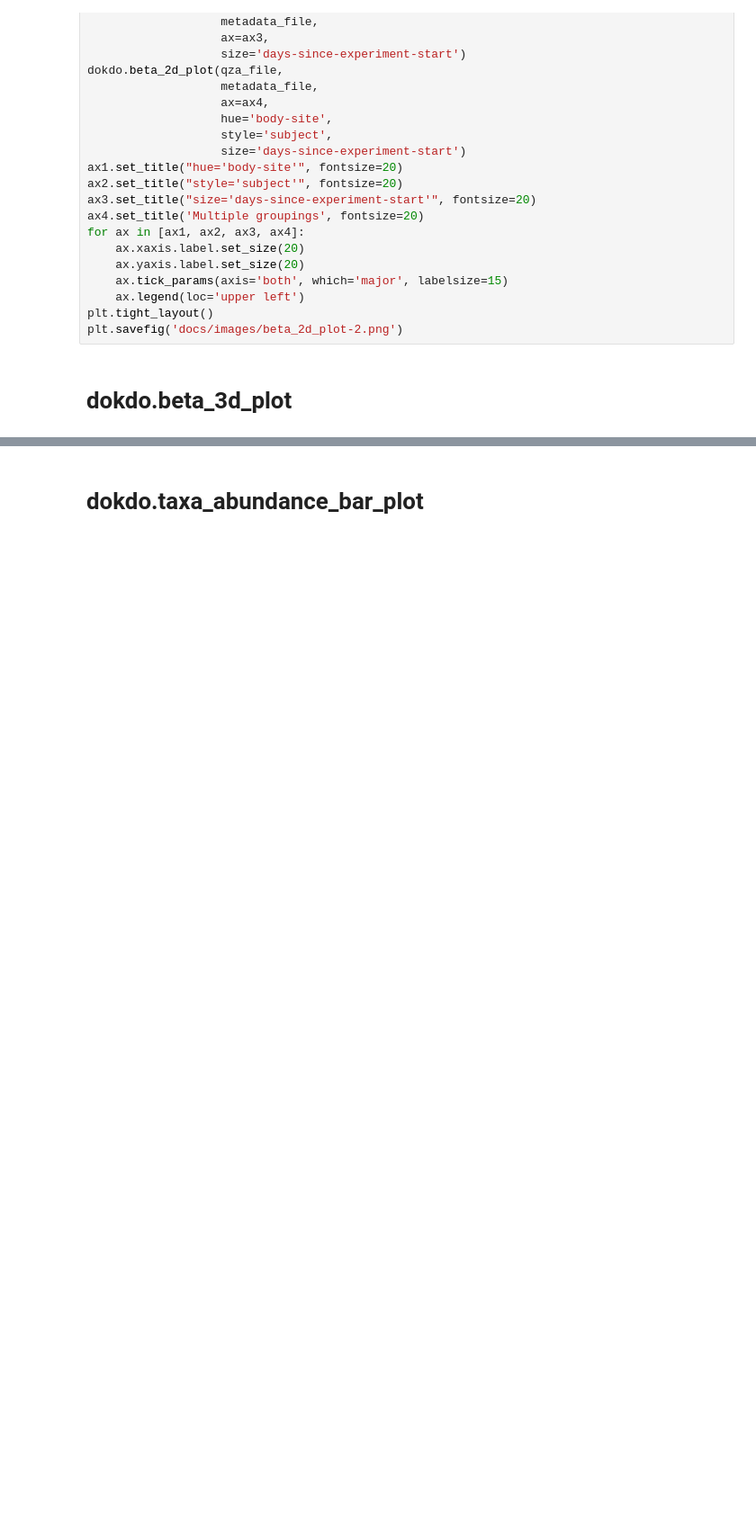
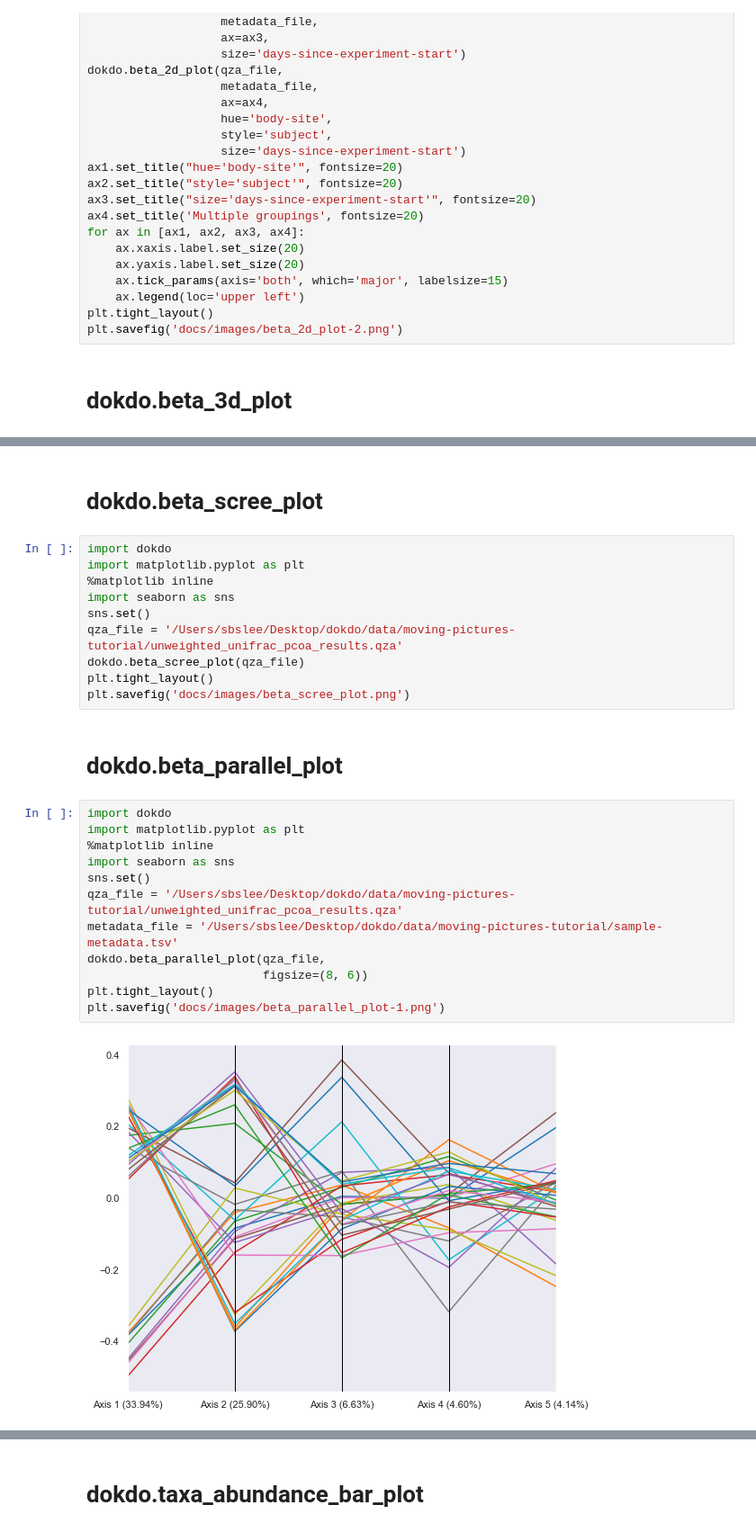
Before and after one commit to sbslee/dokdo, a Jupyter notebook: example.ipynb, the cells around one changed output, grey strips where cells are left out. Shown at 90% size. Saved outputs shown, nothing was run; the diff lists cells and outputs as text; blank space fills up the shorter version.

```diff
--- a/example.ipynb
+++ b/example.ipynb
@@ -161,0 +158,28 @@ plt.savefig('docs/images/beta_3d_plot-2.png')
+# %% [markdown]
+# dokdo.beta_scree_plot
+# %%
+import dokdo
+import matplotlib.pyplot as plt
+%matplotlib inline
+import seaborn as sns
+sns.set()
+qza_file = '/Users/sbslee/Desktop/dokdo/data/moving-pictures-tutorial/unweighted_unifrac_pcoa_results.qza'
+dokdo.beta_scree_plot(qza_file)
+plt.tight_layout()
+plt.savefig('docs/images/beta_scree_plot.png')
+# %% [markdown]
+# dokdo.beta_parallel_plot
+# %%
+import dokdo
+import matplotlib.pyplot as plt
+%matplotlib inline
+import seaborn as sns
+sns.set()
+qza_file = '/Users/sbslee/Desktop/dokdo/data/moving-pictures-tutorial/unweighted_unifrac_pcoa_results.qza'
+metadata_file = '/Users/sbslee/Desktop/dokdo/data/moving-pictures-tutorial/sample-metadata.tsv'
+dokdo.beta_parallel_plot(qza_file,
+                         figsize=(8, 6))
+plt.tight_layout()
+plt.savefig('docs/images/beta_parallel_plot-1.png')
+# %% [output]
+[figure, added]
```
Also changed, not shown: parts of 3 cells of this notebook, 9 other files.
